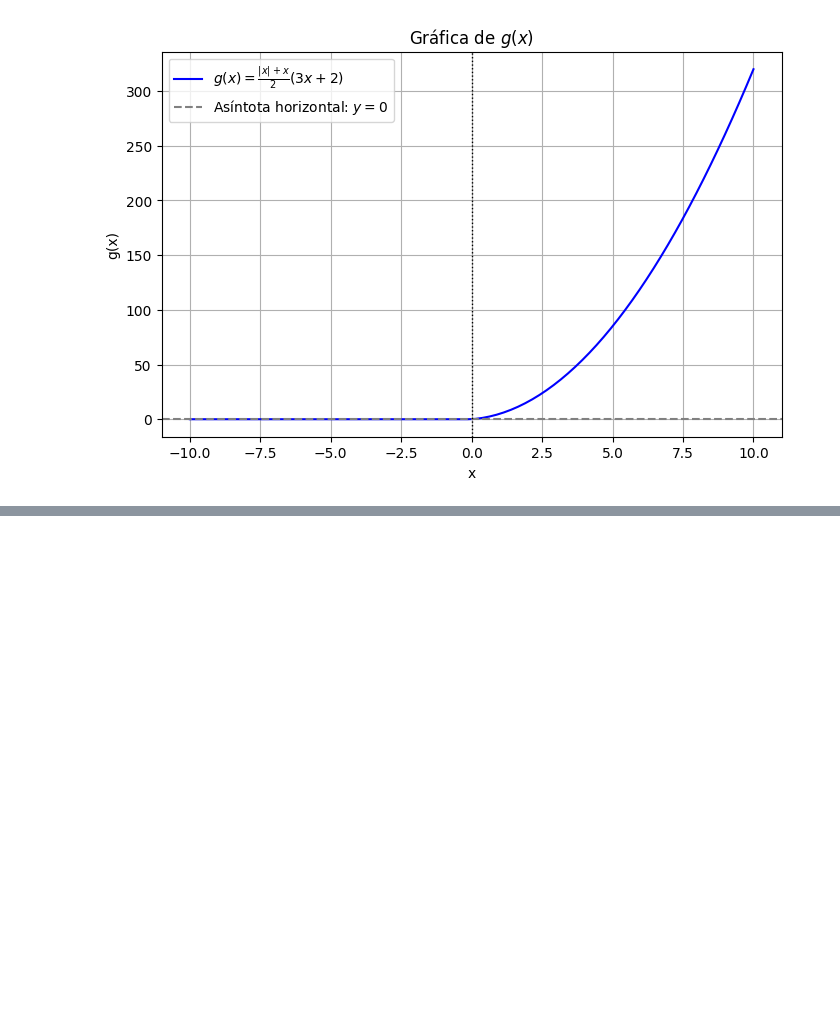
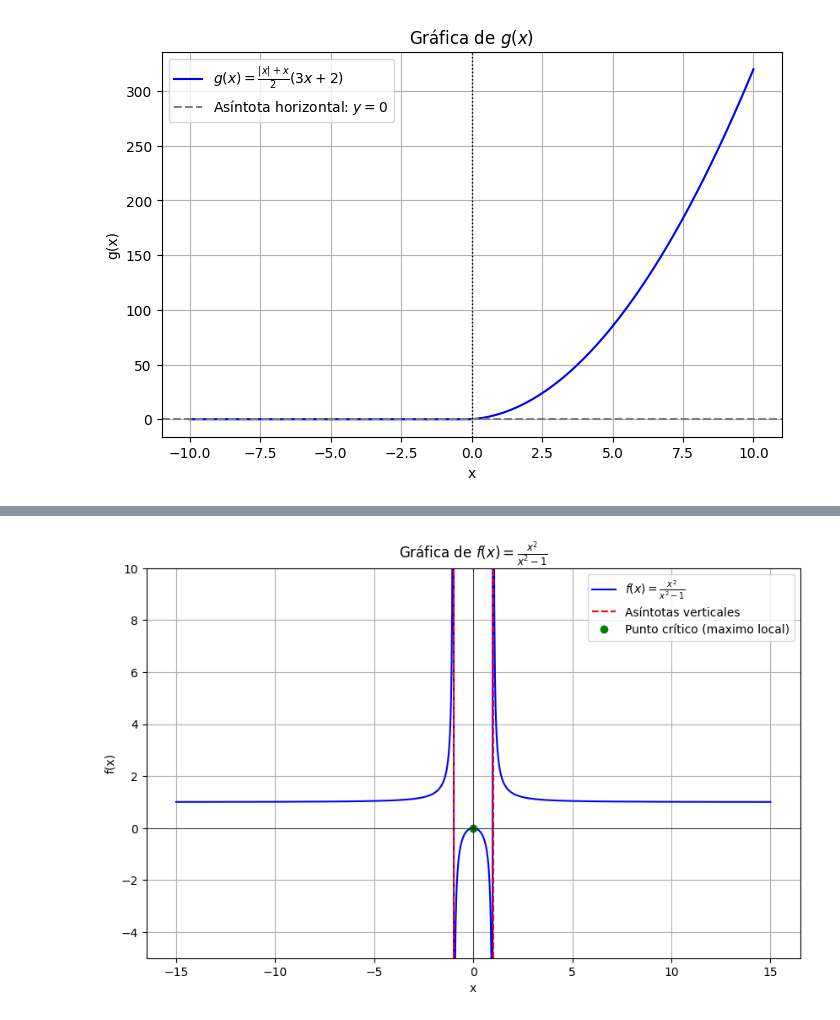
Before and after one commit to Juanm3005/trabajo-grupo-aplicadas, a Jupyter notebook: lab2.ipynb, the cells around one changed output, grey strips where cells are left out. Drawn from its saved outputs; the diff is of its cells as text; code cells hidden in the pictures; blank space fills up the shorter version.

```diff
--- a/lab2.ipynb
+++ b/lab2.ipynb
@@ -429,0 +520,43 @@ plt.show()
+# %%
+import numpy as np
+import matplotlib.pyplot as plt
+
+
+def f(x):
+    return x**2 / (x**2 - 1)
+
+
+x = np.linspace(-15, 15, 1000)
+
+
+
+y = f(x)
+
+
+x_crit = 0
+y_crit = f(x_crit)
+
+plt.figure(figsize=(10, 6))
+
+plt.plot(x, y, label=r'$f(x) = \frac{x^2}{x^2 - 1}$', color='blue')
+
+
+plt.axvline(x=1, color='red', linestyle='--', label='Asíntotas verticales')
+plt.axvline(x=-1, color='red', linestyle='--')
+
+
+
+plt.plot(x_crit, y_crit, 'go', label='Punto crítico (maximo local)')
+
+
+plt.ylim(-5, 10)
+plt.title('Gráfica de $f(x) = \\frac{x^2}{x^2 - 1}$')
+plt.xlabel('x')
+plt.ylabel('f(x)')
+plt.grid(True)
+plt.legend()
+plt.axhline(0, color='black', linewidth=0.5)
+plt.axvline(0, color='black', linewidth=0.5)
+plt.show()
+# %% [output]
+[figure, added]
```
Also changed, not shown: parts of 7 cells of this notebook.
